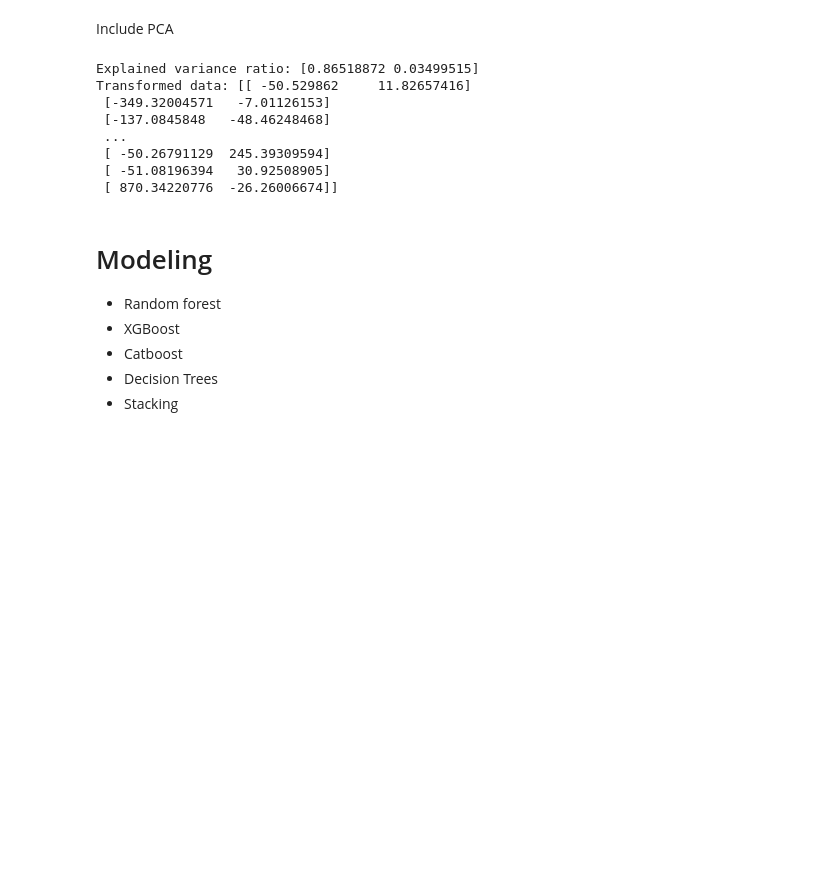
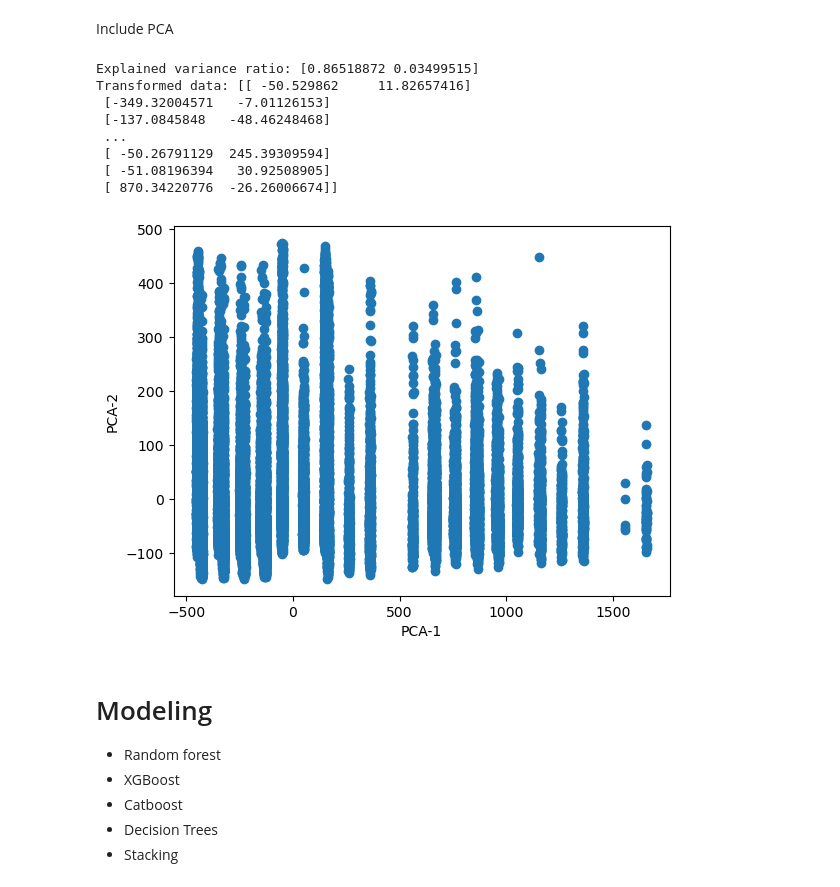
Before and after one commit to pauljhan01/DSP-Final-Project, a Jupyter notebook: data-science-principles-final-project-CK.ipynb, the cells around one changed output. Cells and saved outputs as stored; diff of their text form; code cells hidden in the pictures; blank space fills up the shorter version.

```diff
--- a/data-science-principles-final-project-CK.ipynb
+++ b/data-science-principles-final-project-CK.ipynb
@@ -182,30 +182,39 @@ Include PCA
 # %%
 from sklearn.decomposition import PCA
 import numpy as np
 
 # Instantiate a PCA object with 2 components
 pca = PCA(n_components=2)
 
 # Fit the PCA model to the data
 pca.fit(X_train, y_train)
 
 # Transform the data to the new coordinate system
 X_transformed = pca.transform(X)
 
 # Print the explained variance ratio of each principal component
 print("Explained variance ratio:", pca.explained_variance_ratio_)
 
 # Print the transformed data
 print("Transformed data:", X_transformed)
+
+pca1, pca2 = np.array(X_transformed).T
+
+fig1 = plt.figure("Figure 1")
+plt.scatter(pca1,pca2)
+plt.xlabel("PCA-1")
+plt.ylabel("PCA-2")
+plt.show()
 # %% [output]
 Explained variance ratio: [0.86518872 0.03499515]
 Transformed data: [[ -50.529862     11.82657416]
  [-349.32004571   -7.01126153]
  [-137.0845848   -48.46248468]
  ...
  [ -50.26791129  245.39309594]
  [ -51.08196394   30.92508905]
  [ 870.34220776  -26.26006674]]
+[figure, added]
 # %% [markdown]
 # Modeling
 
```
Also changed, not shown: parts of 5 cells of this notebook.
